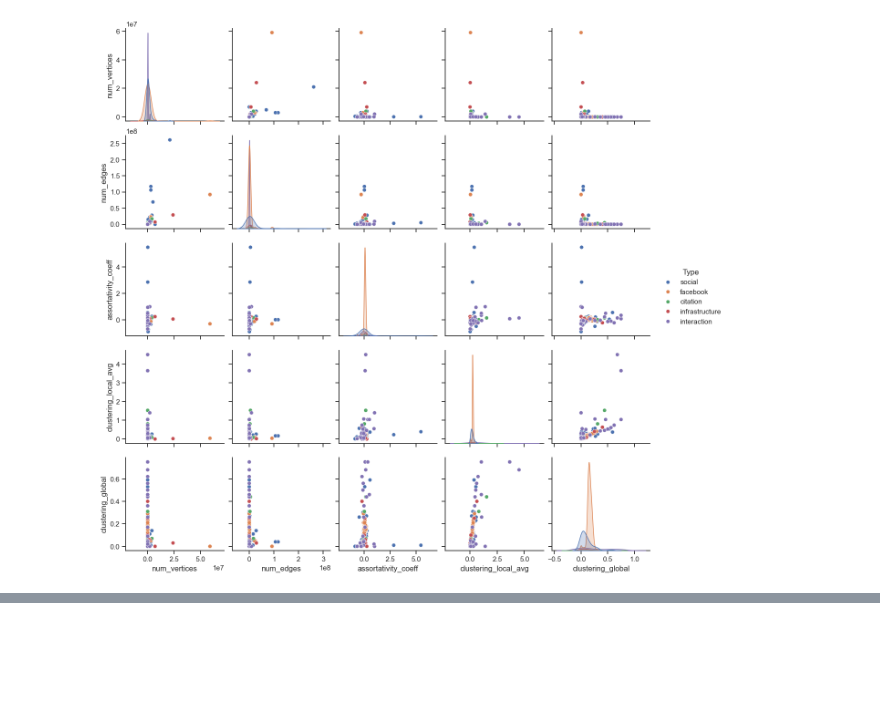
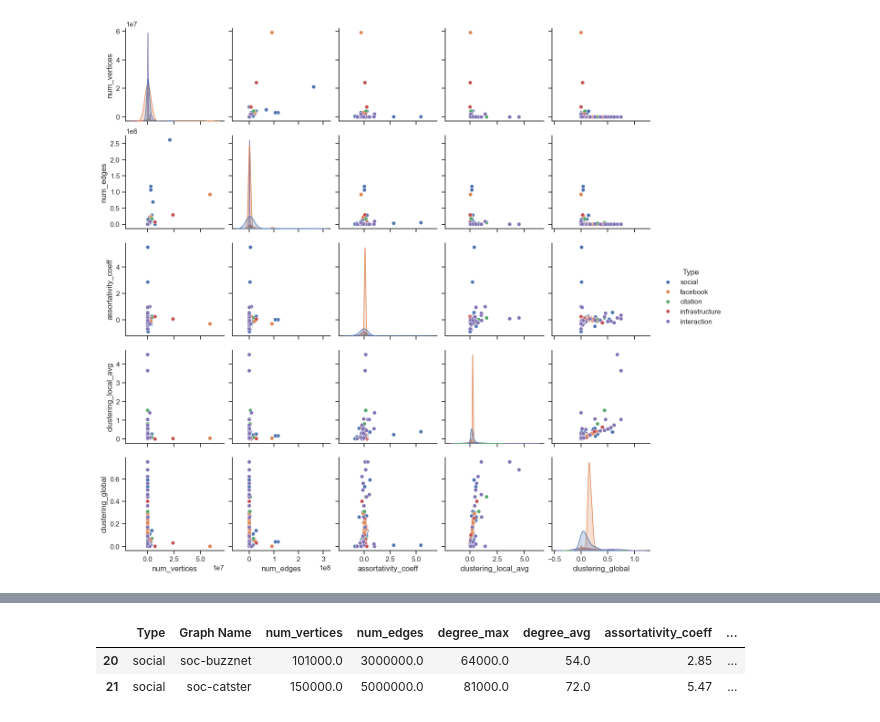
Before and after one commit to murillo-group/miniature_graphs, a Jupyter notebook: research/dbs/explore_dbs.ipynb, the cells around one changed output, grey strips where cells are left out. Cells and saved outputs as stored; diff of their text form; code cells hidden in the pictures; blank space fills up the shorter version.

```diff
--- a/research/dbs/explore_dbs.ipynb
+++ b/research/dbs/explore_dbs.ipynb
@@ -55,0 +111,6 @@ sns.pairplot(df,hue="Type")
+# %%
+df[df['assortativity_coeff']>1]
+# %% [output]
+|  | Type | Graph Name | num_vertices | num_edges | degree_max | degree_avg | assortativity_coeff | ... |
+| 20 | social | soc-buzznet | 101000.0 | 3000000.0 | 64000.0 | 54.0 | 2.85 | ... |
+| 21 | social | soc-catster | 150000.0 | 5000000.0 | 81000.0 | 72.0 | 5.47 | ... |
```
Also changed, not shown: parts of 7 cells of this notebook.
